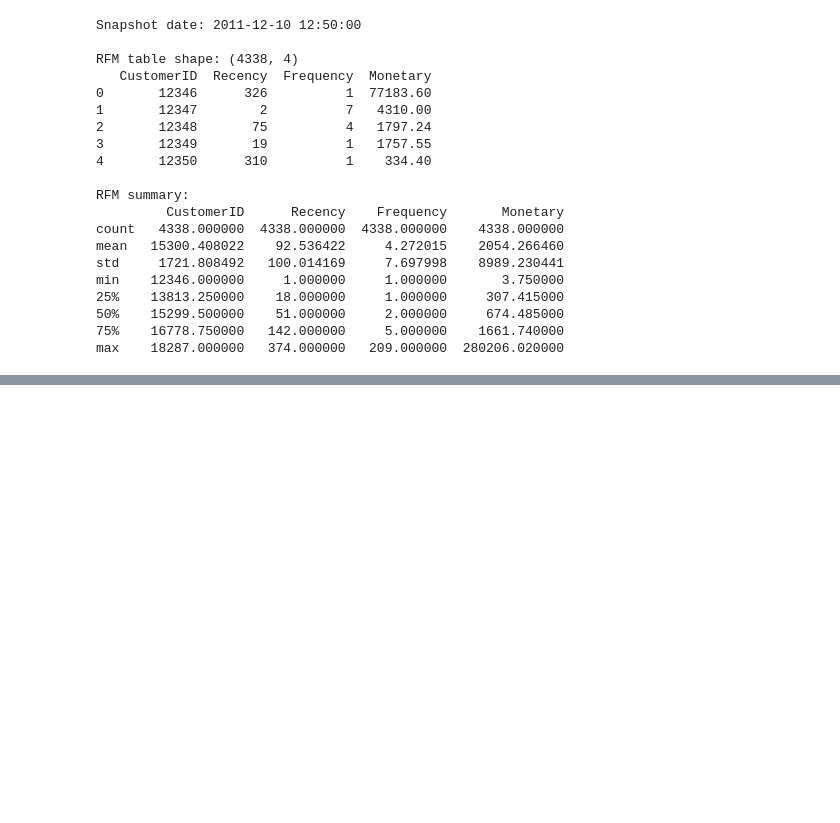
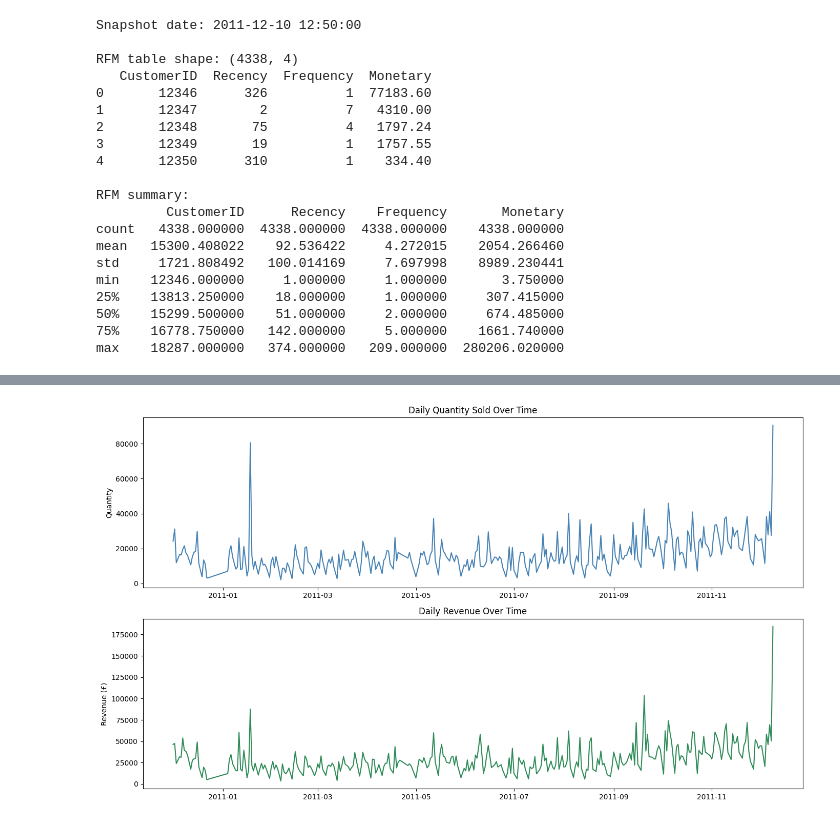
Before and after one commit to sohamsahu85/retailpulse, a Jupyter notebook: notebooks/01_EDA.ipynb, the cells around one changed output, grey strips where cells are left out. Saved outputs shown, nothing was run; the diff lists cells and outputs as text; code cells hidden in the pictures; blank space fills up the shorter version.

```diff
--- a/notebooks/01_EDA.ipynb
+++ b/notebooks/01_EDA.ipynb
@@ -508,3 +525,27 @@ min    12346.000000     1.000000     1.000000       3.750000
 50%    15299.500000    51.000000     2.000000     674.485000
 75%    16778.750000   142.000000     5.000000    1661.740000
 max    18287.000000   374.000000   209.000000  280206.020000
+# %%
+import pandas as pd
+import numpy as np
+import matplotlib.pyplot as plt
+
+# Reload clean data
+df = pd.read_csv('../data/processed/online_retail_clean.csv')
+df['InvoiceDate'] = pd.to_datetime(df['InvoiceDate'])
+
+# Collapse to ONE row per day = total quantity sold that day
+daily = df.groupby(df['InvoiceDate'].dt.date).agg(
+    Quantity=('Quantity', 'sum'),
+    Revenue=('TotalPrice', 'sum'),
+    Orders=('InvoiceNo', 'nunique')
+).reset_index()
+
+# Make the date a proper datetime and sort
+daily['InvoiceDate'] = pd.to_datetime(daily['InvoiceDate'])
+daily = daily.sort_values('InvoiceDate').reset_index(drop=True)
+
+print("Daily series shape:", daily.shape)
+print("Date range:", daily['InvoiceDate'].min(), "→", daily['InvoiceDate'].max())
+print(daily.head())
+print(daily.describe().round(0))
@@ -510,0 +570,16 @@ max    18287.000000   374.000000   209.000000  280206.020000
+# %%
+fig, ax = plt.subplots(2, 1, figsize=(14, 8))
+
+ax[0].plot(daily['InvoiceDate'], daily['Quantity'], color='steelblue')
+ax[0].set_title('Daily Quantity Sold Over Time')
+ax[0].set_ylabel('Quantity')
+
+ax[1].plot(daily['InvoiceDate'], daily['Revenue'], color='seagreen')
+ax[1].set_title('Daily Revenue Over Time')
+ax[1].set_ylabel('Revenue (£)')
+
+plt.tight_layout()
+plt.savefig('../models/daily_sales_timeseries.png', dpi=100, bbox_inches='tight')
+plt.show()
+# %% [output]
+[figure, added]
```
Also changed, not shown: parts of 20 cells of this notebook, 6 other files.
